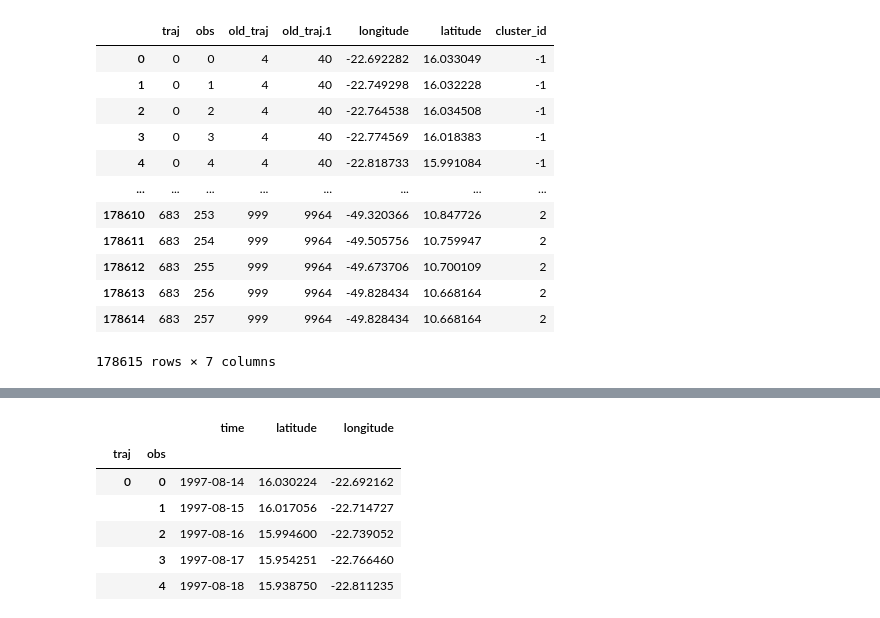
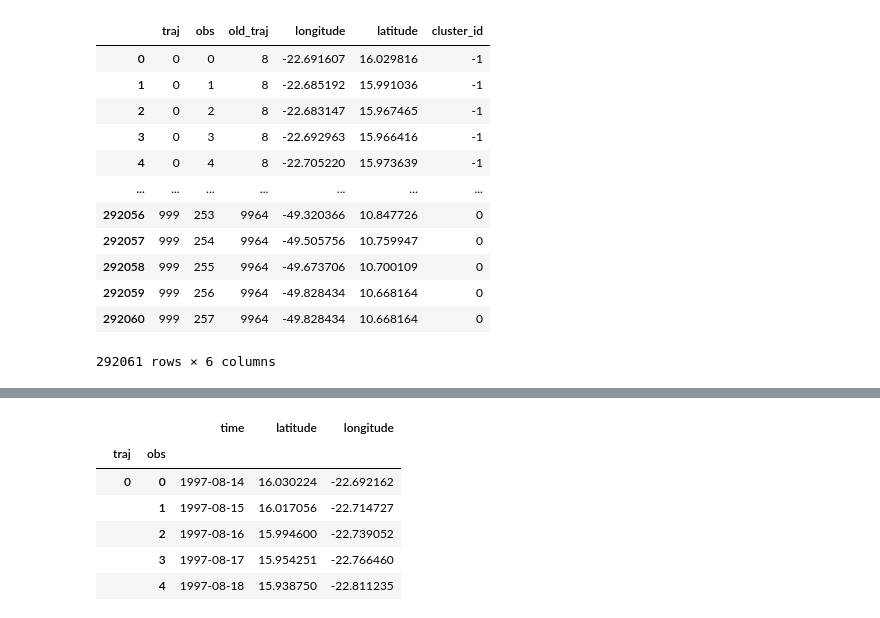
Before and after one commit to willirath/lagrangian_trajectory_clustering, a Jupyter notebook: notebooks/2022-06-26_labelling_other_trajs.ipynb, the cells around one changed output, grey strips where cells are left out. Saved outputs shown, nothing was run; the diff lists cells and outputs as text; code cells hidden in the pictures.

```diff
--- a/notebooks/2022-06-26_labelling_other_trajs.ipynb
+++ b/notebooks/2022-06-26_labelling_other_trajs.ipynb
@@ -3,19 +3,19 @@ import pandas as pd
 # %%
 year = 2017
 # %%
-clustered = pd.read_csv("clustered_data_1_0.csv")
+clustered = pd.read_csv("clustered_data.csv")
 clustered
 # %% [output]
-|  | traj | obs | old_traj | old_traj.1 | longitude | latitude | cluster_id |
-| 0 | 0 | 0 | 4 | 40 | -22.692282 | 16.033049 | -1 |
-| 1 | 0 | 1 | 4 | 40 | -22.749298 | 16.032228 | -1 |
-| 2 | 0 | 2 | 4 | 40 | -22.764538 | 16.034508 | -1 |
-| 3 | 0 | 3 | 4 | 40 | -22.774569 | 16.018383 | -1 |
-| 4 | 0 | 4 | 4 | 40 | -22.818733 | 15.991084 | -1 |
-| ... | ... | ... | ... | ... | ... | ... | ... |
-| 178610 | 683 | 253 | 999 | 9964 | -49.320366 | 10.847726 | 2 |
-| 178611 | 683 | 254 | 999 | 9964 | -49.505756 | 10.759947 | 2 |
-| 178612 | 683 | 255 | 999 | 9964 | -49.673706 | 10.700109 | 2 |
-| 178613 | 683 | 256 | 999 | 9964 | -49.828434 | 10.668164 | 2 |
-| 178614 | 683 | 257 | 999 | 9964 | -49.828434 | 10.668164 | 2 |
+|  | traj | obs | old_traj | longitude | latitude | cluster_id |
+| 0 | 0 | 0 | 8 | -22.691607 | 16.029816 | -1 |
+| 1 | 0 | 1 | 8 | -22.685192 | 15.991036 | -1 |
+| 2 | 0 | 2 | 8 | -22.683147 | 15.967465 | -1 |
+| 3 | 0 | 3 | 8 | -22.692963 | 15.966416 | -1 |
+| 4 | 0 | 4 | 8 | -22.705220 | 15.973639 | -1 |
+| ... | ... | ... | ... | ... | ... | ... |
+| 292056 | 999 | 253 | 9964 | -49.320366 | 10.847726 | 0 |
+| 292057 | 999 | 254 | 9964 | -49.505756 | 10.759947 | 0 |
+| 292058 | 999 | 255 | 9964 | -49.673706 | 10.700109 | 0 |
+| 292059 | 999 | 256 | 9964 | -49.828434 | 10.668164 | 0 |
+| 292060 | 999 | 257 | 9964 | -49.828434 | 10.668164 | 0 |
-178615 rows × 7 columns
+292061 rows × 6 columns
```
Also changed, not shown: parts of 42 cells of this notebook, 1 other file.
